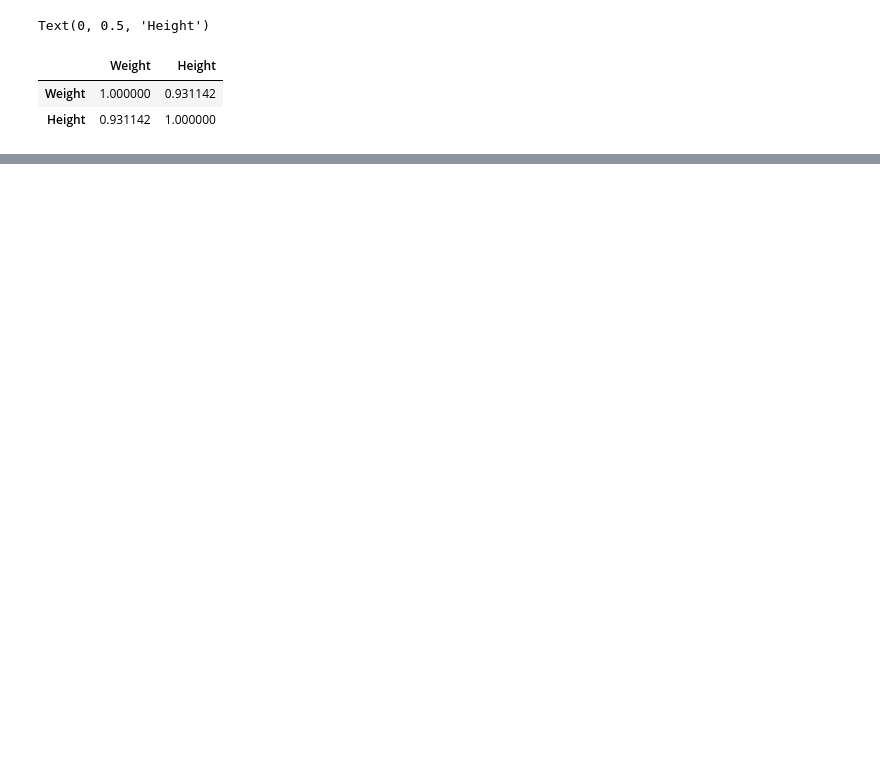
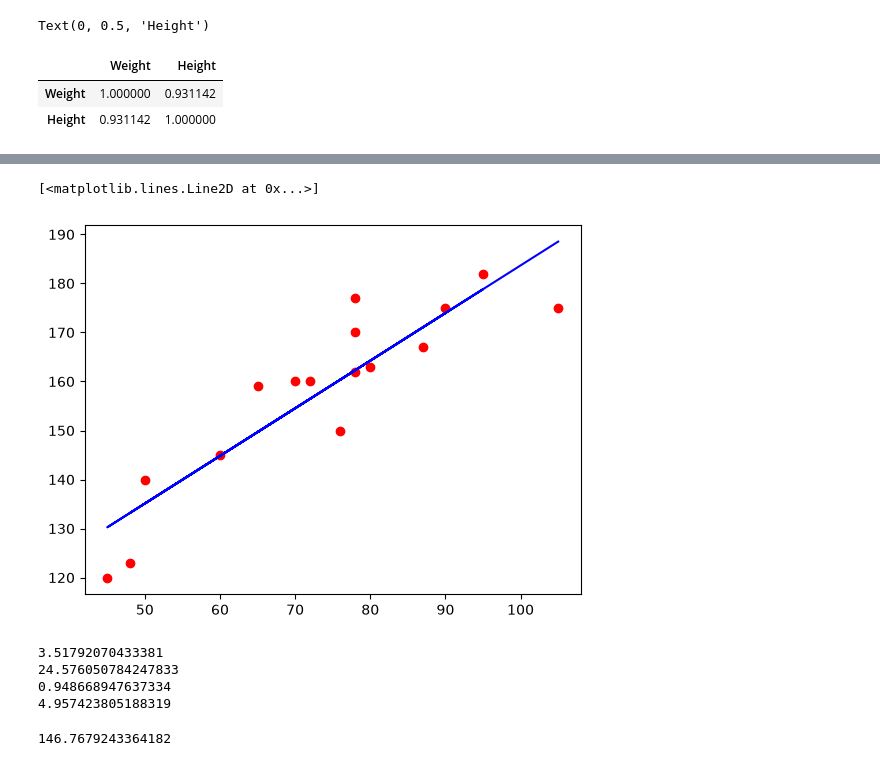
Before and after one commit to prajwal-sv/Machine-Learning, a Jupyter notebook: 11.Introduction to machine learning/1.1 Simple Linear Regresion -checkpoint.ipynb, the cells around one changed output, grey strips where cells are left out. Saved outputs shown, nothing was run; the diff lists cells and outputs as text; code cells hidden in the pictures; blank space fills up the shorter version.

```diff
--- a/11.Introduction to machine learning/1.1 Simple Linear Regresion -checkpoint.ipynb
+++ b/11.Introduction to machine learning/1.1 Simple Linear Regresion -checkpoint.ipynb
@@ -35,0 +62,13 @@ df.corr()
+# %%
+import pandas as pd
+dataset = pd.read_csv("height-weight.csv")
+
+X =  dataset.iloc[:,:-1].values
+y= dataset.iloc[:,-1].values
+# %%
+from sklearn.model_selection import train_test_split
+X_train , X_test ,y_train , y_test = train_test_split(X,y,test_size=0.3,random_state=0)
+# %%
+from sklearn.linear_model import LinearRegression
+regressor =  LinearRegression()
+regressor.fit(X_train,y_train)
@@ -35,0 +90,27 @@ df.corr()
+# %%
+import matplotlib.pyplot as plt
+plt.scatter(X_train,y_train ,color="red")
+plt.plot(X_train,regressor.predict(X_train),color="blue")
+# %% [output]
+[<matplotlib.lines.Line2D at 0x...>]
+[figure, added]
+# %%
+import math
+from sklearn.metrics import mean_absolute_error,mean_squared_error,r2_score
+mae = mean_absolute_error(y_test,y_pred)
+print(mae)
+mse =  mean_squared_error(y_test,y_pred)
+print(mse)
+r2 = r2_score(y_test,y_pred)
+print(r2)
+
+print(math.sqrt(mse))
+# %% [output]
+3.51792070433381
+24.576050784247833
+0.948668947637334
+4.957423805188319
+# %%
+print(regressor.predict([[62]])[0])
+# %% [output]
+146.7679243364182
```
Also changed, not shown: parts of 12 cells of this notebook, 3 other files.
